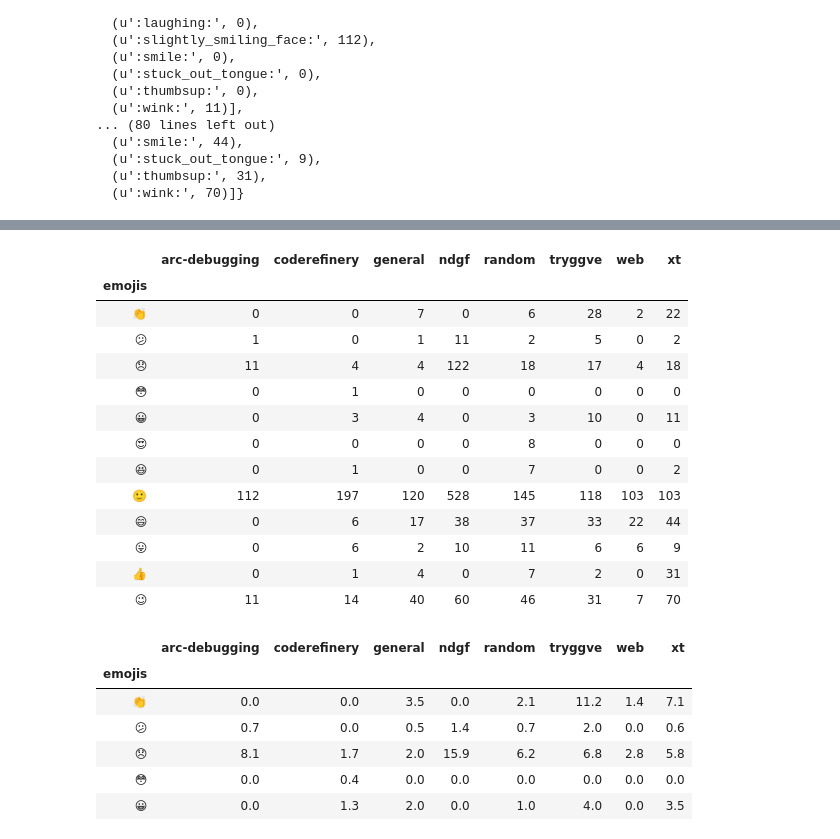
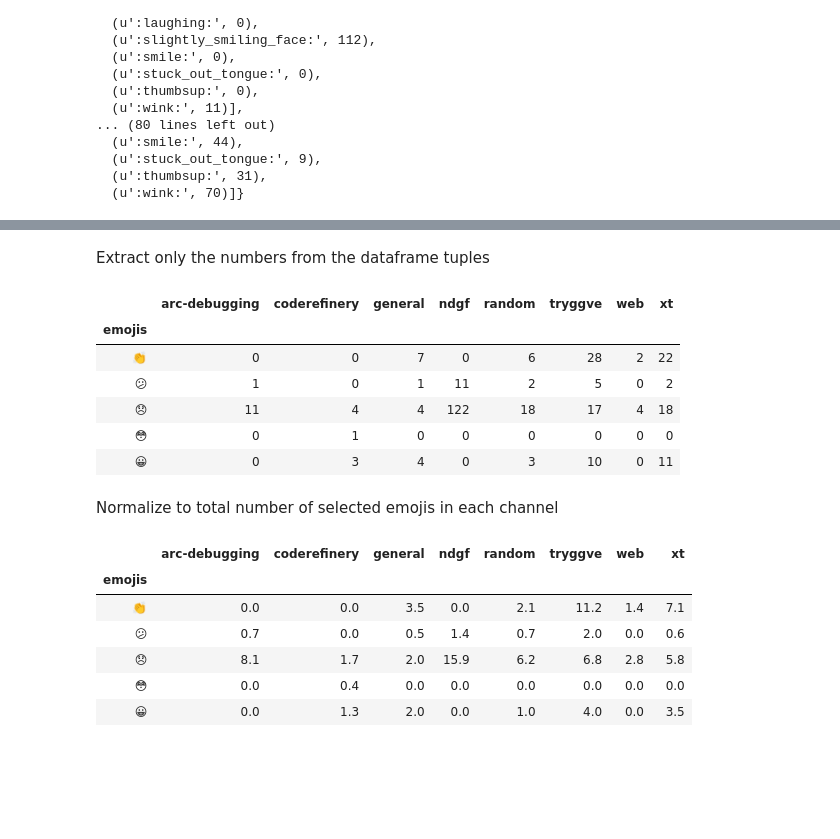
Before and after one commit to coderefinery/ahm18-nlp-slack, a Jupyter notebook: inspect-slacklogs.ipynb, the cells around one changed output, grey strips where cells are left out. Saved outputs shown, nothing was run; the diff lists cells and outputs as text; code cells hidden in the pictures; blank space fills up the shorter version.

```diff
--- a/inspect-slacklogs.ipynb
+++ b/inspect-slacklogs.ipynb
@@ -348,13 +307,13 @@ import nltk as nltk
 Frequency distribution of words
 # %%
 #sorted(set(words))
-most_common = dict.fromkeys(channels,0)
+most_common_words = dict.fromkeys(channels,0)
 dists = dict.fromkeys(channels,0)
 for channel in channels:
     words = words_in_channels[channel]
     dist = nltk.FreqDist(words)
     dists[channel] = dist
-    most_common[channel] = dist.most_common(20)
+    most_common_words[channel] = dist.most_common(20)
 # %%
 type(dist)
 # %% [output]
@@ -364,6 +323,2 @@ type(most_common["coderefinery"][0])
 # %% [output]
 tuple
-# %%
-words = words_in_channels["coderefinery"]
-" ".join(words)
-#words.index("alwaysinstall")
@@ -372,8 +325,8 @@ u'is the name now official ? if yes , then i will set up a rudimentary website .
 # %% [markdown]
 We create a dataframe to work with:
 # %%
-df = pd.DataFrame(data=most_common)
-df.head(30)
+df_words = pd.DataFrame(data=most_common)
+df_words.head(30)
 # %% [output]
 |  | arc-debugging | coderefinery | general | ndgf | random | tryggve | web | xt |
 | 0 | (., 7377) | (., 6682) | (., 4981) | (., 137892) | (., 7545) | (., 5807) | (., 5131) | (., 12970) |
@@ -421,0 +380,6 @@ common_words
+# %%
+for channel in channels: # loop over the largest channels
+    words = words_in_channels[channel]
+    lex_div = lexical_diversity(words)
+    print("Lexical diversity in %s is %f"%(channel,lex_div))
+#len(set(words))/len(words)
@@ -628,24 +583,20 @@ df_emojis
+# %% [markdown]
+Extract only the numbers from the dataframe tuples
 # %%
 for x in df_emojis:
     dummy, y = zip(*df_emojis[x])
-#    print x, y
     df_emojis[x] = y
-df_emojis
+df_emojis.head(5)
 # %% [output]
 |  | arc-debugging | coderefinery | general | ndgf | random | tryggve | web | xt |
 | emojis |  |  |  |  |  |  |  |  |
 | 👏 | 0 | 0 | 7 | 0 | 6 | 28 | 2 | 22 |
 | 😕 | 1 | 0 | 1 | 11 | 2 | 5 | 0 | 2 |
 | 😞 | 11 | 4 | 4 | 122 | 18 | 17 | 4 | 18 |
 | 😳 | 0 | 1 | 0 | 0 | 0 | 0 | 0 | 0 |
 | 😀 | 0 | 3 | 4 | 0 | 3 | 10 | 0 | 11 |
-| 😍 | 0 | 0 | 0 | 0 | 8 | 0 | 0 | 0 |
-| 😆 | 0 | 1 | 0 | 0 | 7 | 0 | 0 | 2 |
-| 🙂 | 112 | 197 | 120 | 528 | 145 | 118 | 103 | 103 |
-| 😄 | 0 | 6 | 17 | 38 | 37 | 33 | 22 | 44 |
-| 😛 | 0 | 6 | 2 | 10 | 11 | 6 | 6 | 9 |
-| 👍 | 0 | 1 | 4 | 0 | 7 | 2 | 0 | 31 |
-| 😉 | 11 | 14 | 40 | 60 | 46 | 31 | 7 | 70 |
+# %% [markdown]
+Normalize to total number of selected emojis in each channel
 # %%
 df_tmp = 100*df_emojis/df_emojis.sum()
 df_tmp.round(1)
```
Also changed, not shown: parts of 42 cells of this notebook.
